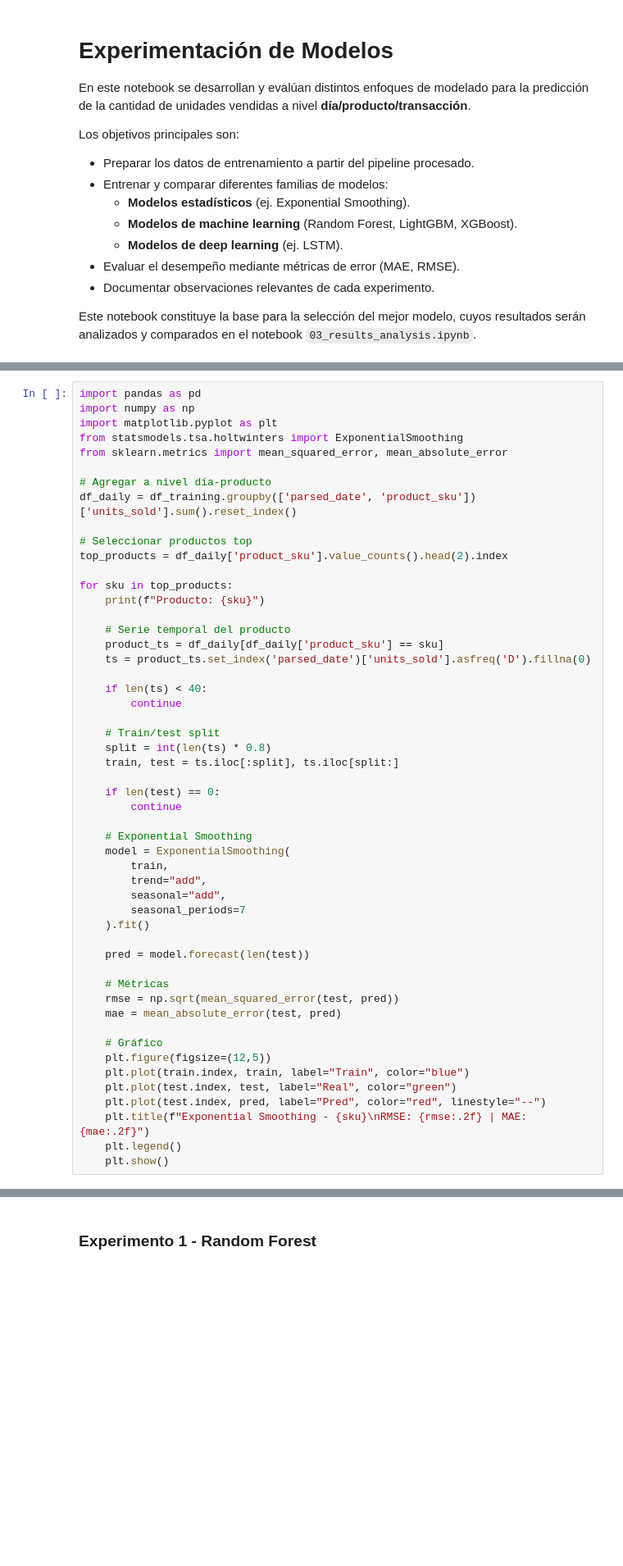
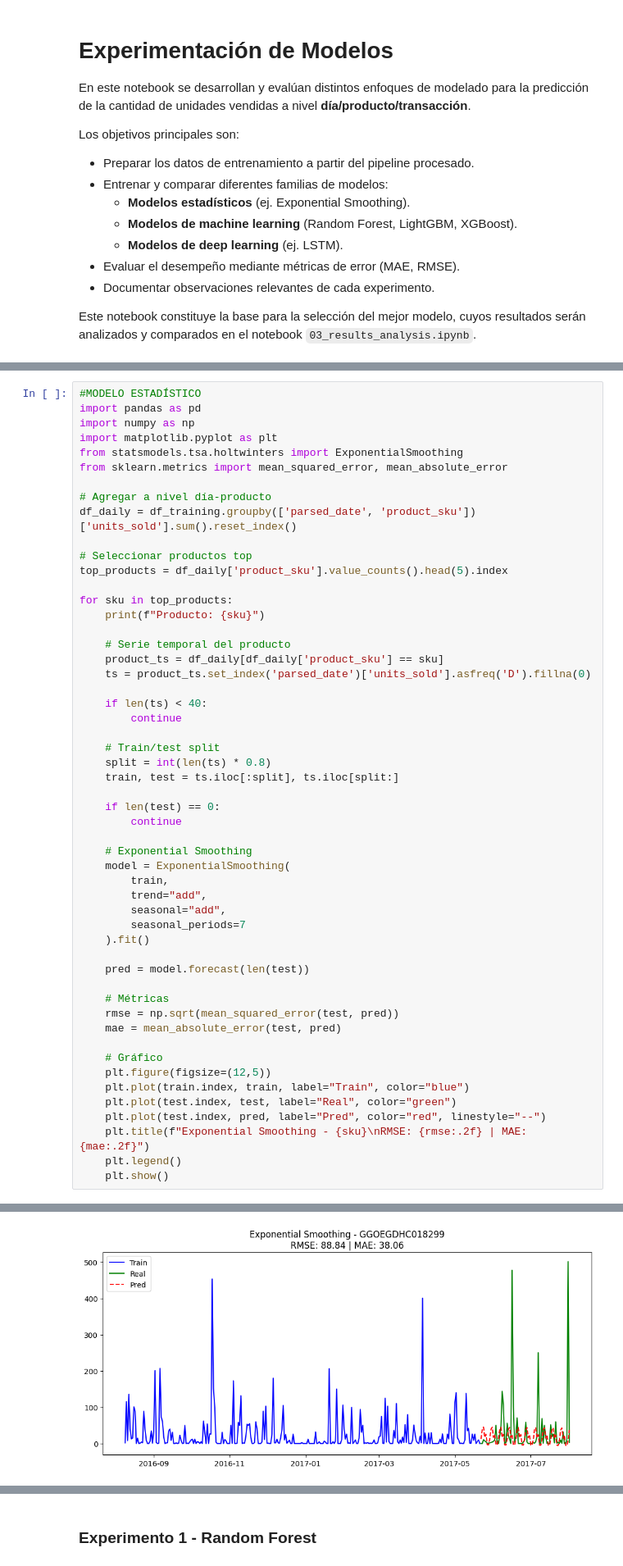
Before and after one commit to aladelca/pc1_20252_metodologia_data_science, a Jupyter notebook: notebooks/02_model_experimentation.ipynb, the cells around one changed output, grey strips where cells are left out. Shown at 82% size. Drawn from its saved outputs; the diff is of its cells as text; blank space fills up the shorter version.

```diff
--- a/notebooks/02_model_experimentation.ipynb
+++ b/notebooks/02_model_experimentation.ipynb
@@ -50,5 +50,6 @@ data_training: (25521, 24)
 data_sample (raw): (74457, 77)
 # %%
+#MODELO ESTADÍSTICO
 import pandas as pd
 import numpy as np
 import matplotlib.pyplot as plt
@@ -59,7 +60,7 @@ from sklearn.metrics import mean_squared_error, mean_absolute_error
 df_daily = df_training.groupby(['parsed_date', 'product_sku'])['units_sold'].sum().reset_index()
 
 # Seleccionar productos top
-top_products = df_daily['product_sku'].value_counts().head(2).index
+top_products = df_daily['product_sku'].value_counts().head(5).index
 
 for sku in top_products:
     print(f"Producto: {sku}")
@@ -107,0 +110 @@ Producto: GGOEGHGC019799
+[figure, added]
```
Also changed, not shown: parts of 8 cells of this notebook, 2 other files.
